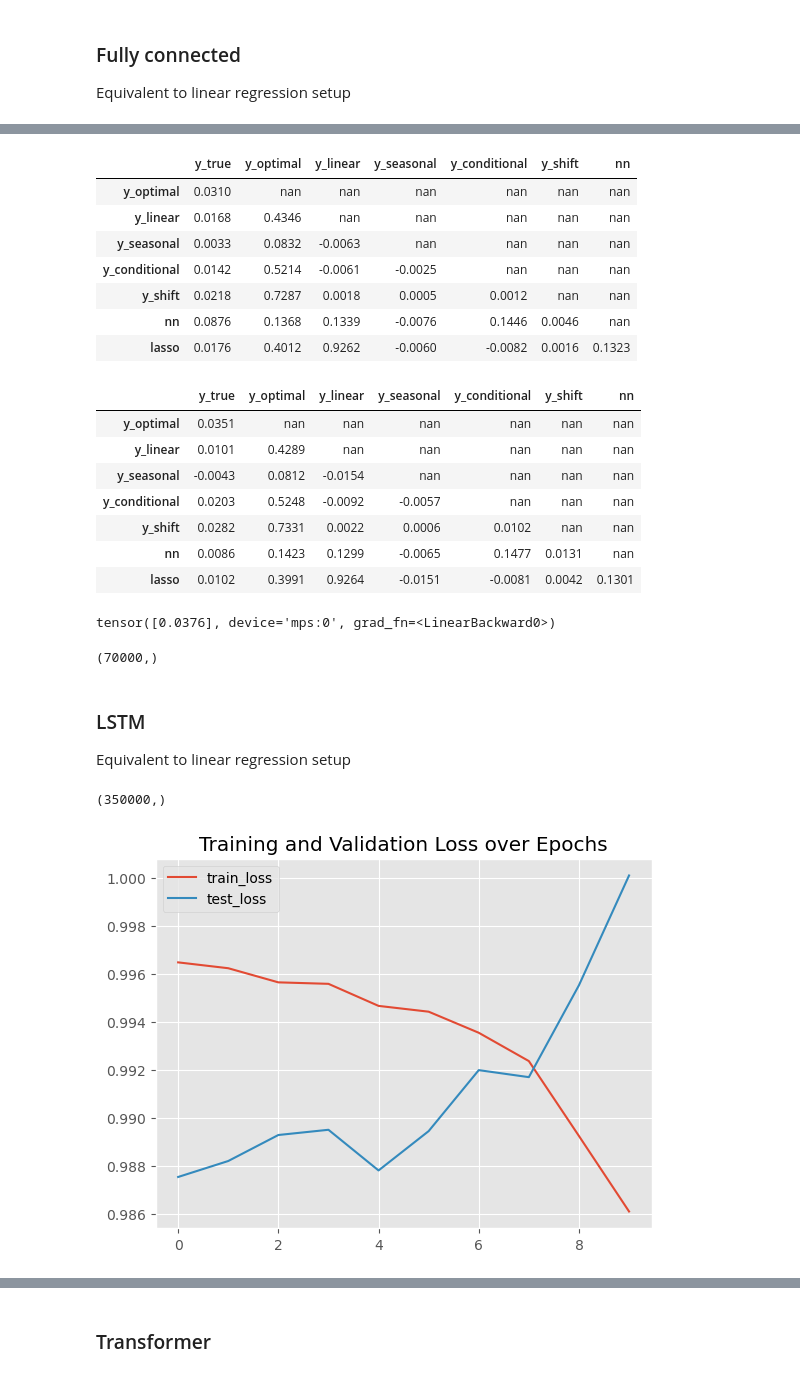
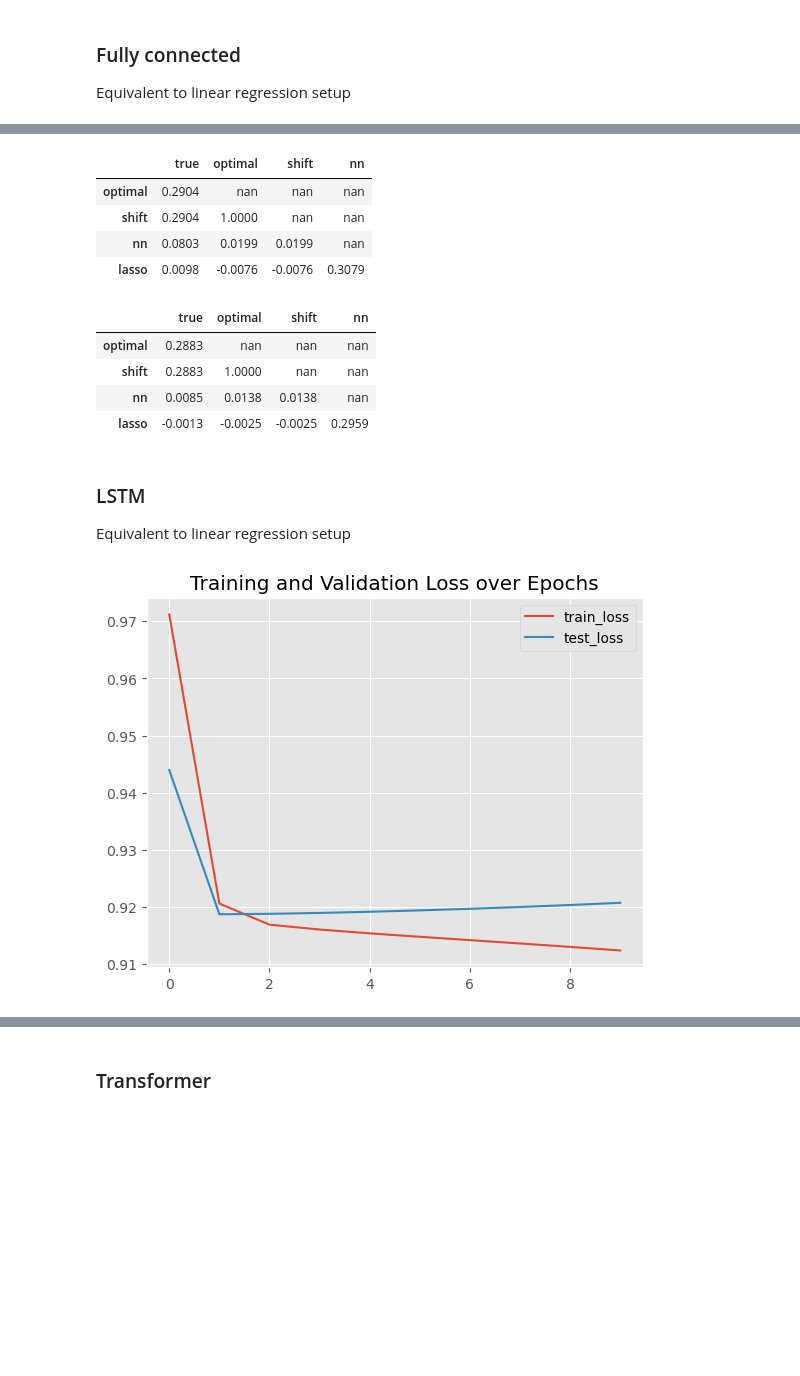
Before and after one commit to cyrilgarcia009/TSNN, a Jupyter notebook: notebooks/generators.ipynb, the cells around one changed output, grey strips where cells are left out. Cells and saved outputs as stored; diff of their text form; code cells hidden in the pictures; blank space fills up the shorter version.

```diff
--- a/notebooks/generators.ipynb
+++ b/notebooks/generators.ipynb
@@ -117,36 +114,21 @@ full_nn.fit(train, test, epochs=10)
 # %%
 comp = benchmark_comparison.Comparator(models=[full_nn, lasso], model_names=['nn', 'lasso'])
 # %%
-opt_dim = z.y_pred_optimal.shape
-comp.correl(train, z)
+comp.correl(z, mode='train')
 # %% [output]
-|  | y_true | y_optimal | y_linear | y_seasonal | y_conditional | y_shift | nn |
-| y_optimal | 0.0310 | nan | nan | nan | nan | nan | nan |
-| y_linear | 0.0168 | 0.4346 | nan | nan | nan | nan | nan |
-| y_seasonal | 0.0033 | 0.0832 | -0.0063 | nan | nan | nan | nan |
-| y_conditional | 0.0142 | 0.5214 | -0.0061 | -0.0025 | nan | nan | nan |
-| y_shift | 0.0218 | 0.7287 | 0.0018 | 0.0005 | 0.0012 | nan | nan |
-| nn | 0.0876 | 0.1368 | 0.1339 | -0.0076 | 0.1446 | 0.0046 | nan |
-| lasso | 0.0176 | 0.4012 | 0.9262 | -0.0060 | -0.0082 | 0.0016 | 0.1323 |
+|  | true | optimal | shift | nn |
+| optimal | 0.2904 | nan | nan | nan |
+| shift | 0.2904 | 1.0000 | nan | nan |
+| nn | 0.0803 | 0.0199 | 0.0199 | nan |
+| lasso | 0.0098 | -0.0076 | -0.0076 | 0.3079 |
 # %%
-comp.correl(test, z)
+comp.correl(z, mode='test')
 # %% [output]
-|  | y_true | y_optimal | y_linear | y_seasonal | y_conditional | y_shift | nn |
-| y_optimal | 0.0351 | nan | nan | nan | nan | nan | nan |
-| y_linear | 0.0101 | 0.4289 | nan | nan | nan | nan | nan |
-| y_seasonal | -0.0043 | 0.0812 | -0.0154 | nan | nan | nan | nan |
-| y_conditional | 0.0203 | 0.5248 | -0.0092 | -0.0057 | nan | nan | nan |
-| y_shift | 0.0282 | 0.7331 | 0.0022 | 0.0006 | 0.0102 | nan | nan |
-| nn | 0.0086 | 0.1423 | 0.1299 | -0.0065 | 0.1477 | 0.0131 | nan |
-| lasso | 0.0102 | 0.3991 | 0.9264 | -0.0151 | -0.0081 | 0.0042 | 0.1301 |
+|  | true | optimal | shift | nn |
+| optimal | 0.2883 | nan | nan | nan |
+| shift | 0.2883 | 1.0000 | nan | nan |
+| nn | 0.0085 | 0.0138 | 0.0138 | nan |
+| lasso | -0.0013 | -0.0025 | -0.0025 | 0.2959 |
-# %%
-full_nn.model(train.dataset.__getitem__(10)[0].to('mps'))
-# %% [output]
-tensor([0.0376], device='mps:0', grad_fn=<LinearBackward0>)
-# %%
-full_nn.predict(train).shape
-# %% [output]
-(70000,)
 # %% [markdown]
 ### LSTM
 
@@ -156,13 +138,9 @@ train, test = utils.np_to_torch(X, y, n_rolling=5, narrow=True)
-# %%
-full_nn.predict(train).shape
-# %% [output]
-(350000,)
 # %%
 from torch import nn
 device = 'mps'
 
 class LSTMModel(nn.Module):
-    def __init__(self, n_f, hidden_dim=128):
+    def __init__(self, n_f, hidden_dim=32):
         super().__init__()
         self.encoder = nn.LSTM(input_size=n_f, hidden_size=hidden_dim, batch_first=True, num_layers=2)
         self.decoder = nn.Linear(hidden_dim, 1)
@@ -179,6 +157,6 @@ optimizer = torch.optim.Adam(m.parameters(), lr=0.001)
 
 model_lstm = torch_benchmarks.TorchWrapper(m, optimizer=optimizer)
 # %%
-model_lstm.fit(train, test=test, epochs=10)
+model_lstm.fit(z.train, test=z.test, epochs=10)
 # %% [output]
-[figure, old version]
+[figure, new version]
```
Also changed, not shown: parts of 35 cells of this notebook, 3 other files.
